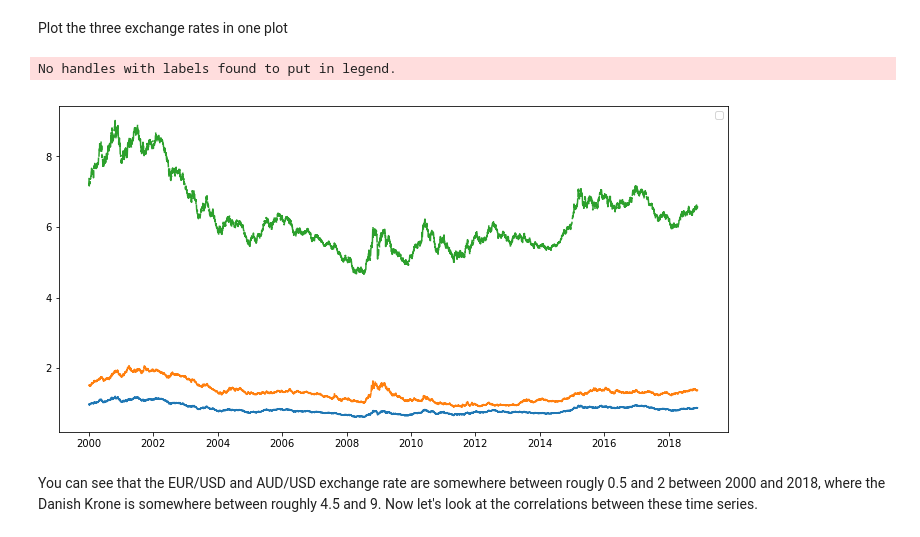
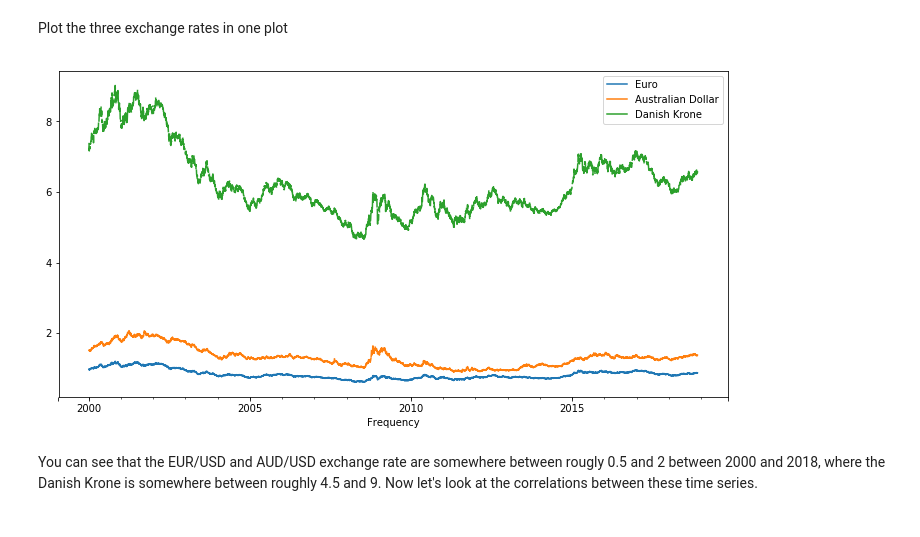
Before and after one commit to briansrebrenik/dsc-3-26-05-correlation-and-autocorrelation-in-time-series-lab-nyc-career-ds-102218, a Jupyter notebook: index.ipynb, the cells around one changed output. Cells and saved outputs as stored; diff of their text form; code cells hidden in the pictures.

```diff
--- a/index.ipynb
+++ b/index.ipynb
@@ -41,10 +41,10 @@ df.head()
 Plot the three exchange rates in one plot
 # %%
 # your code here
-df.plot(figsize=(12,6)lt.legend();
+df.plot(figsize=(12,6))
+plt.show()
 # %% [output]
-No handles with labels found to put in legend.
-[figure, old version]
+[figure, new version]
 # %% [markdown]
 You can see that the EUR/USD and AUD/USD exchange rate are somewhere between rougly 0.5 and 2 between 2000 and 2018, where the Danish Krone is somewhere between roughly 4.5 and 9. Now let's look at the correlations between these time series.
 # %%
```
